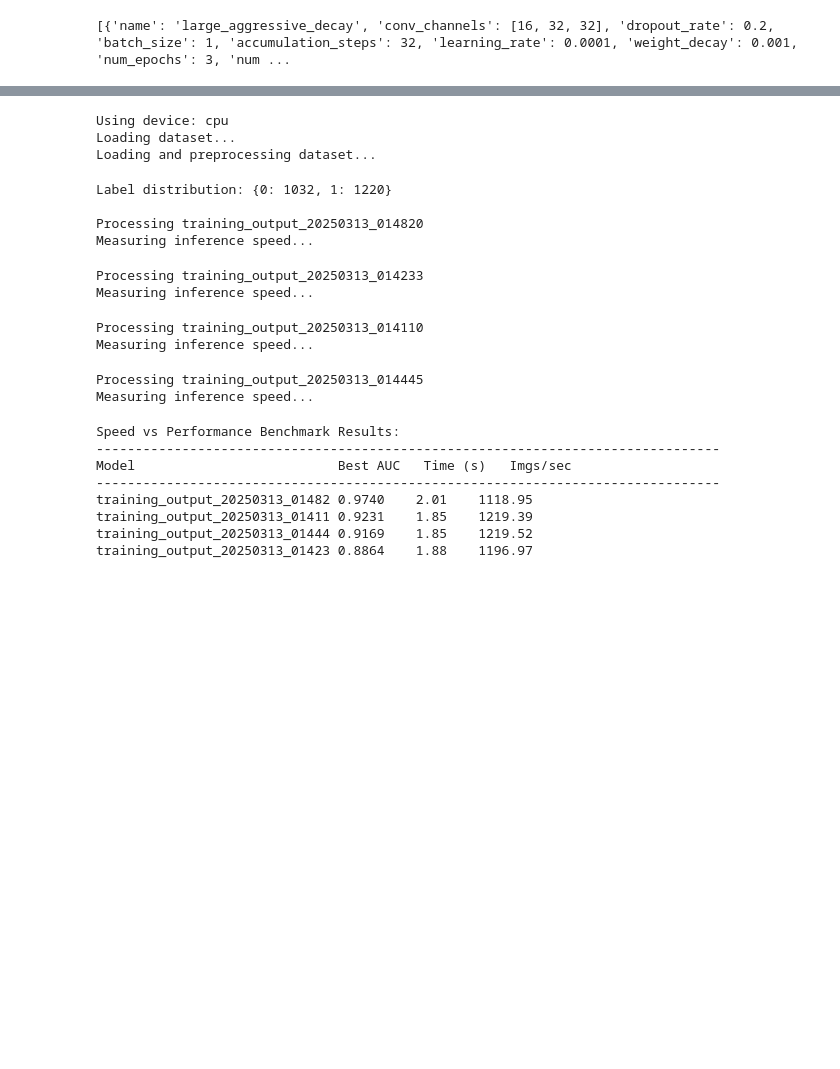
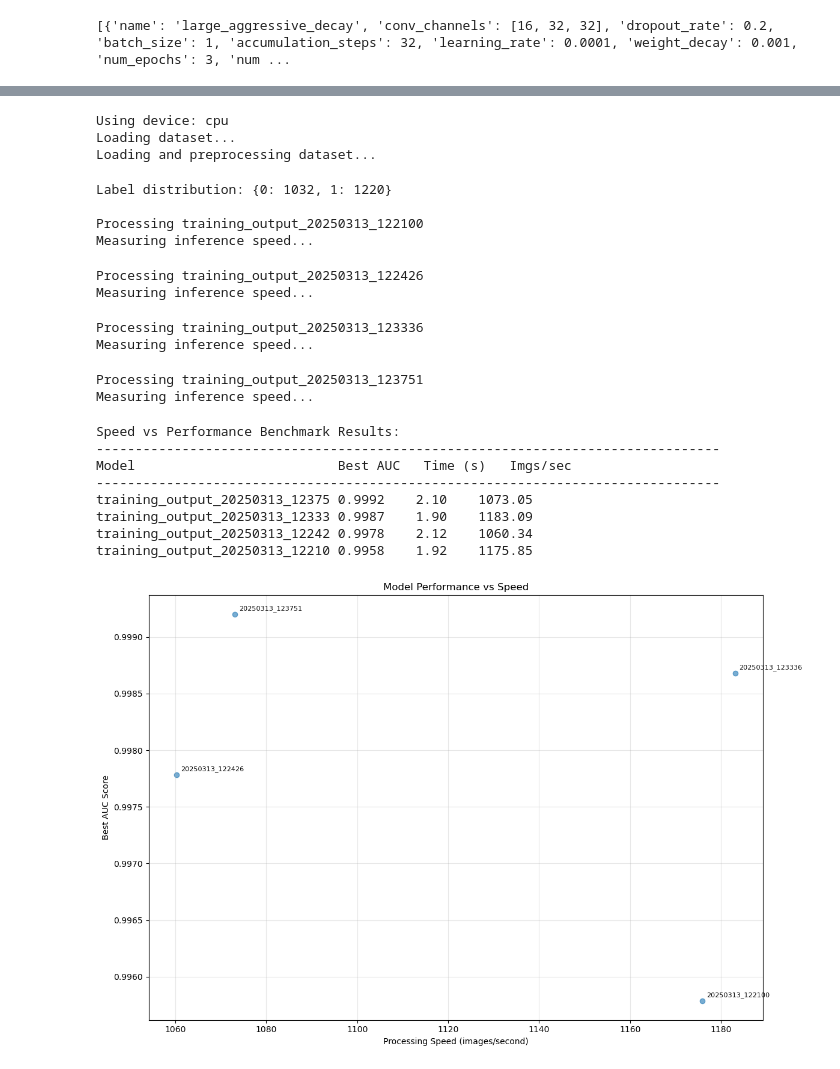
Before and after one commit to TheOrange-cmd/LearningToFly, a Jupyter notebook: BottomCamDetector/training.ipynb, the cells around one changed output, grey strips where cells are left out. Drawn from its saved outputs; the diff is of its cells as text; code cells hidden in the pictures; blank space fills up the shorter version.

```diff
--- a/BottomCamDetector/training.ipynb
+++ b/BottomCamDetector/training.ipynb
@@ -531,6 +481,9 @@ def benchmark_models(results_dir, data_dir):
 
     results = defaultdict(dict)
 
+    # sort models and get last four
+    model_dirs = sorted(model_dirs)[-4:]
+
     for model_dir in model_dirs:
         print(f"\nProcessing {model_dir}")
         model_path = os.path.join(results_dir, model_dir)
@@ -589,41 +542,42 @@ if __name__ == "__main__":
 
     aucs = [metrics['best_auc'] for metrics in results.values()]
     speeds = [metrics['images_per_second'] for metrics in results.values()]
     names = [name.replace('training_output_', '') for name in results.keys()]
 
     plt.figure(figsize=(12, 8))
     plt.scatter(speeds, aucs, alpha=0.6)
     for i, name in enumerate(names):
         plt.annotate(name, (speeds[i], aucs[i]),
                     xytext=(5, 5), textcoords='offset points',
                     fontsize=8)
     plt.xlabel('Processing Speed (images/second)')
     plt.ylabel('Best AUC Score')
     plt.title('Model Performance vs Speed')
     plt.grid(True, alpha=0.3)
     plt.tight_layout()
 # %% [output]
 Using device: cpu
 Loading dataset...
 Loading and preprocessing dataset...
 Label distribution: {0: 1032, 1: 1220}
 
-Processing training_output_20250313_014820
+Processing training_output_20250313_122100
 Measuring inference speed...
-Processing training_output_20250313_014233
+Processing training_output_20250313_122426
 Measuring inference speed...
-Processing training_output_20250313_014110
+Processing training_output_20250313_123336
 Measuring inference speed...
-Processing training_output_20250313_014445
+Processing training_output_20250313_123751
 Measuring inference speed...
 Speed vs Performance Benchmark Results:
 --------------------------------------------------------------------------------
 Model                          Best AUC   Time (s)   Imgs/sec
 --------------------------------------------------------------------------------
-training_output_20250313_01482 0.9740    2.01    1118.95
-training_output_20250313_01411 0.9231    1.85    1219.39
-training_output_20250313_01444 0.9169    1.85    1219.52
-training_output_20250313_01423 0.8864    1.88    1196.97
+training_output_20250313_12375 0.9992    2.10    1073.05
+training_output_20250313_12333 0.9987    1.90    1183.09
+training_output_20250313_12242 0.9978    2.12    1060.34
+training_output_20250313_12210 0.9958    1.92    1175.85
+[figure, added]
 # %%
 import torch
 import onnx
```
Also changed, not shown: parts of 7 cells of this notebook, 10 other files.
